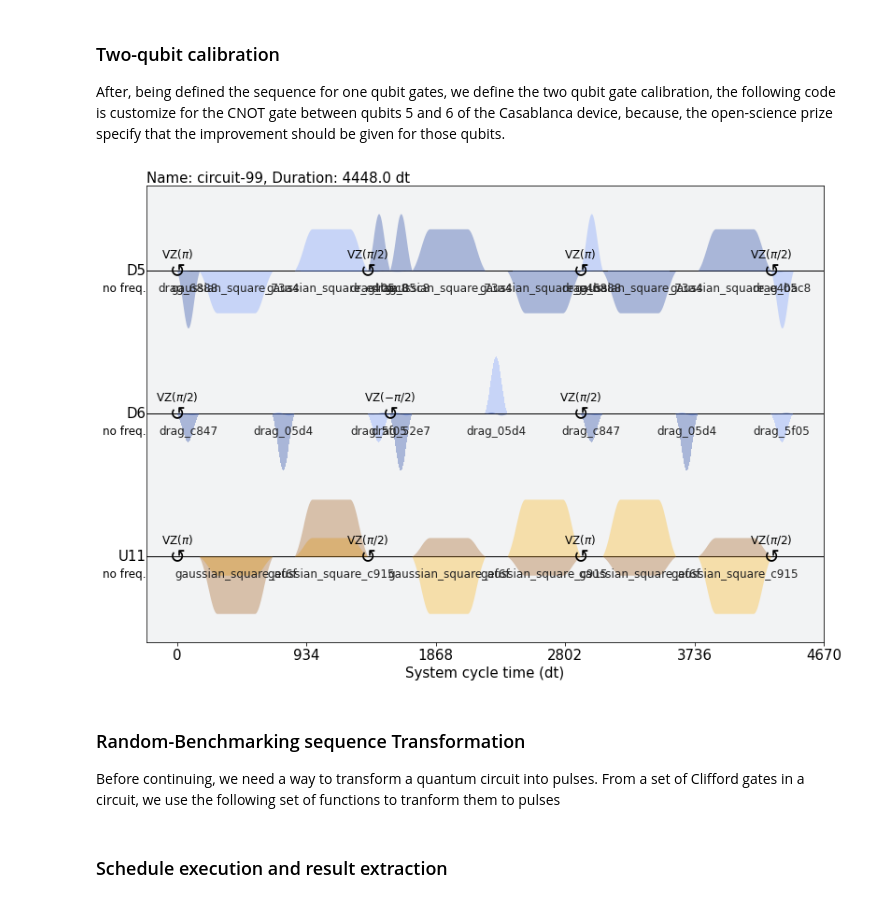
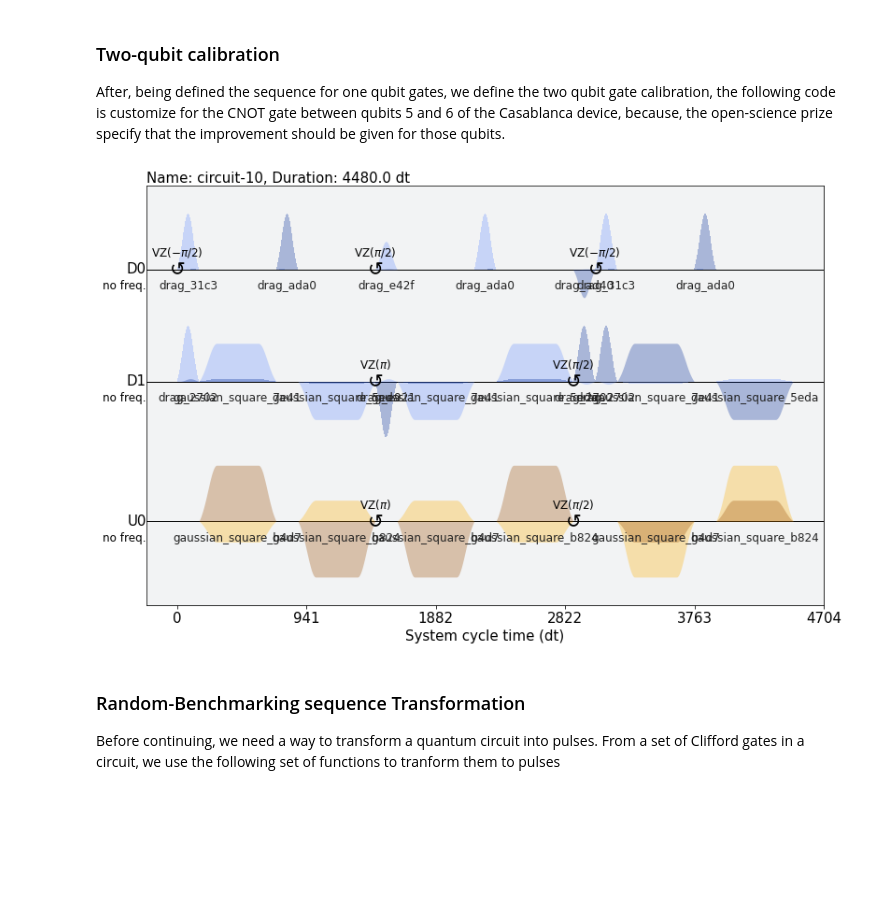
Before and after one commit to alejomonbar/open-science-prize-swap-gate, a Jupyter notebook: Open-Science-Prize-SWAP-gate.ipynb, the cells around one changed output. Cells and saved outputs as stored; diff of their text form; code cells hidden in the pictures; blank space fills up the shorter version.

```diff
--- a/Open-Science-Prize-SWAP-gate.ipynb
+++ b/Open-Science-Prize-SWAP-gate.ipynb
@@ -39,12 +42,14 @@ Therefore, $RX(\pi/2)$ is calibrated below with a DRAG pulse and $RY(\pi/2)$ is
 
 [2] D. C. McKay, C. J. Wood, S. Sheldon, J. M. Chow, and J. M. Gambetta, “Efficient Z gates for quantum computing,” Physical Review A, vol. 96, no. 2, pp. 1–8, 2017.
 # %%
-backend = provider.get_backend('ibmq_casablanca')
+backend = provider.get_backend('ibmq_rome')
 
 backend_config = backend.configuration()
 dt = backend_config.dt
 backend_defaults = backend.defaults()
 inst_sched_map = backend_defaults.instruction_schedule_map
+
+cx_def = backend.defaults().instruction_schedule_map.get('cx',qubits = [0,1])
 # %%
 n = 64 # Duration in number of samples
 tau = n*dt # duration in seconds
@@ -131,11 +127,11 @@ schedule.draw()
 # %%
-swap = qk.QuantumCircuit(7)
-swap.swap(5,6)
+swap = qk.QuantumCircuit(2)
+swap.swap(0,1)
 swapT = qk.transpile(swap, backend)
 sched = qk.schedule(swapT, backend)
 sched.draw()
 # %% [output]
-[figure, old version]
+[figure, new version]
 # %% [markdown]
 ### Random-Benchmarking sequence Transformation
 Before continuing, we need a way to transform a quantum circuit into pulses. From a set of Clifford gates in a circuit, we use the following set of functions to tranform them to pulses
@@ -230,2 +137,0 @@ def measure(qubits):
-# %% [markdown]
-### Schedule execution and result extraction
```
Also changed, not shown: parts of 28 cells of this notebook.
